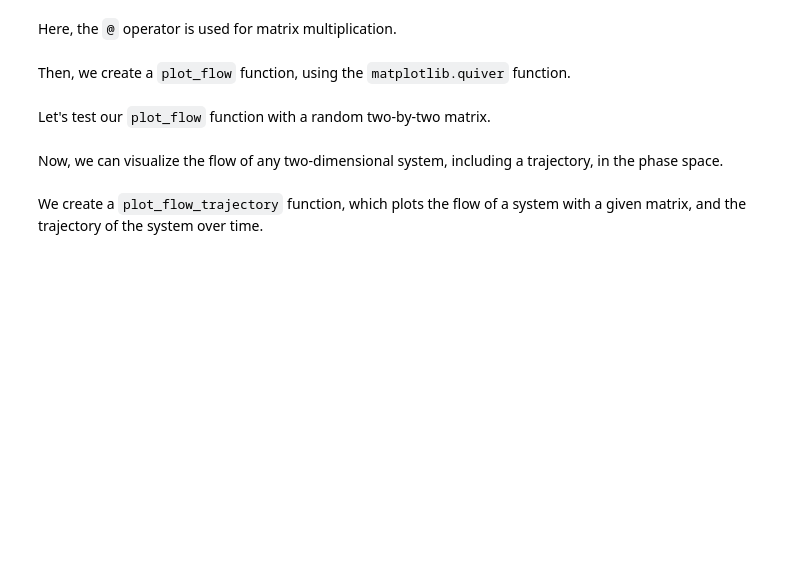
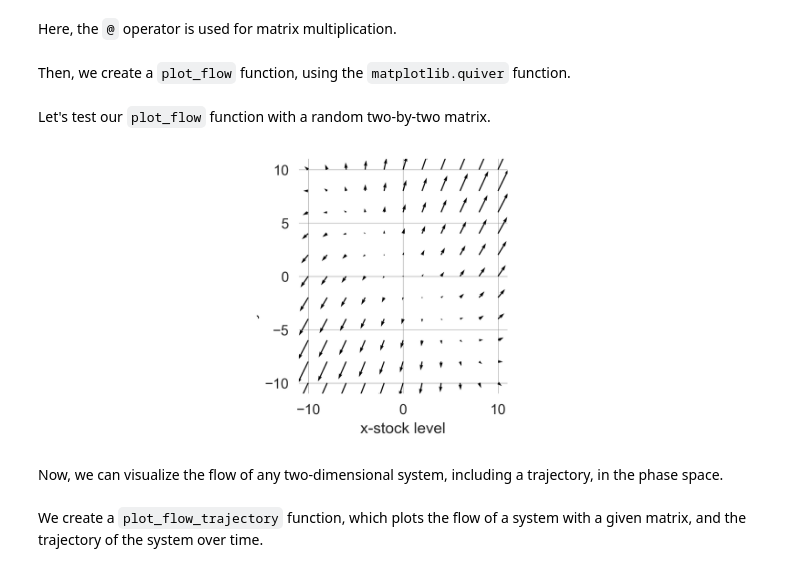
Before and after one commit to wbarfuss/csm-of-hei, a Jupyter notebook: 02.01-Nonlinearity.ipynb, the cells around one changed output. Cells and saved outputs as stored; diff of their text form; code cells hidden in the pictures; blank space fills up the shorter version.

```diff
--- a/02.01-Nonlinearity.ipynb
+++ b/02.01-Nonlinearity.ipynb
@@ -850,8 +883,12 @@ def plot_flow(A, extent=10, nr_points=11, ax=None):
 # %% [markdown]
 Let's test our `plot_flow` function with a random two-by-two matrix.
 # %%
-A = np.random.randn(2,2)
-plot_flow(A)
+#| fig-cap: Example of a phase space flow
+#| fig-label: fig-phase-space-flow-example
+np.random.seed(0);
+A = np.random.randn(2,2); plot_flow(A)
+# %% [output]
+[figure, added]
 # %% [markdown]
 Now, we can visualize the flow of any two-dimensional system, including a trajectory, in the phase space.
 # %% [markdown]
```
Also changed, not shown: parts of 48 cells of this notebook, 3 other files.
